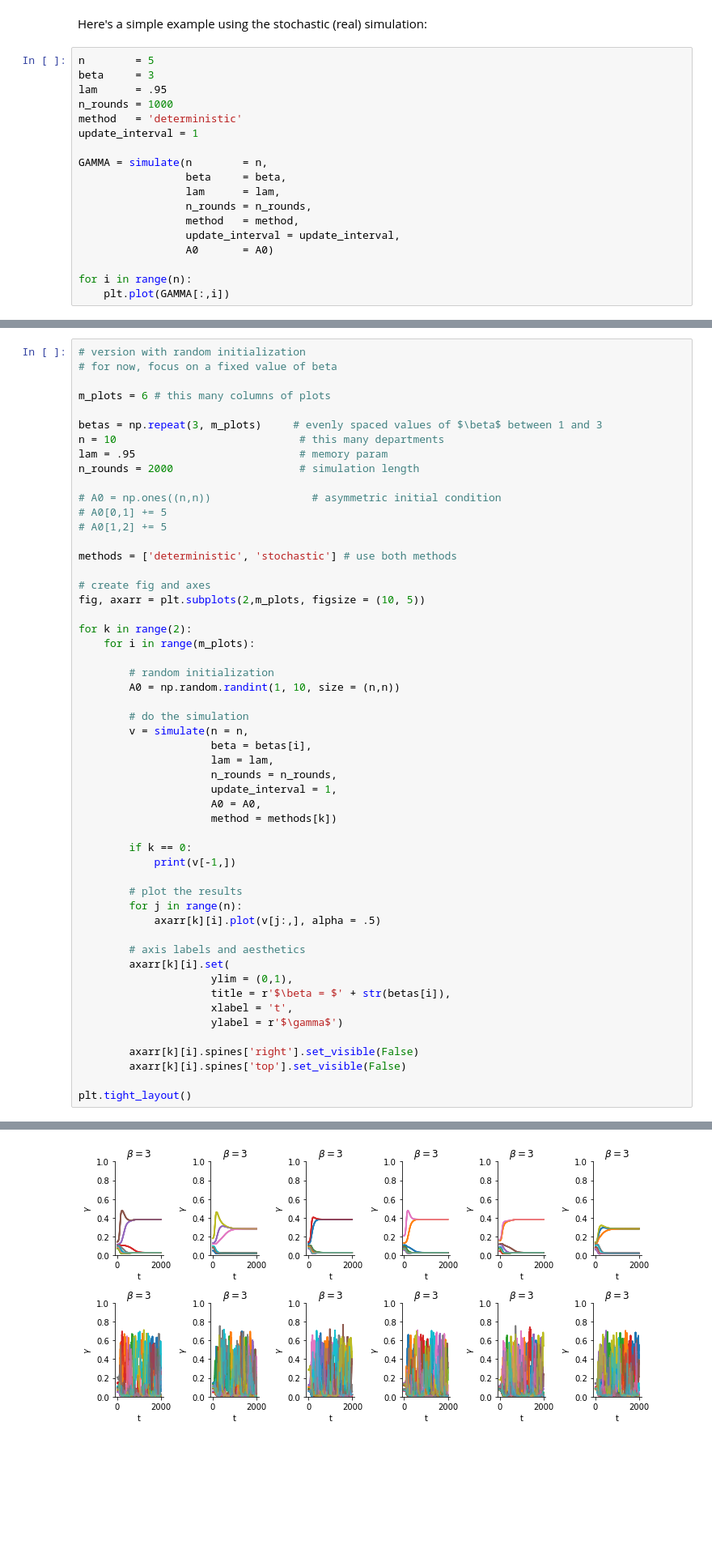
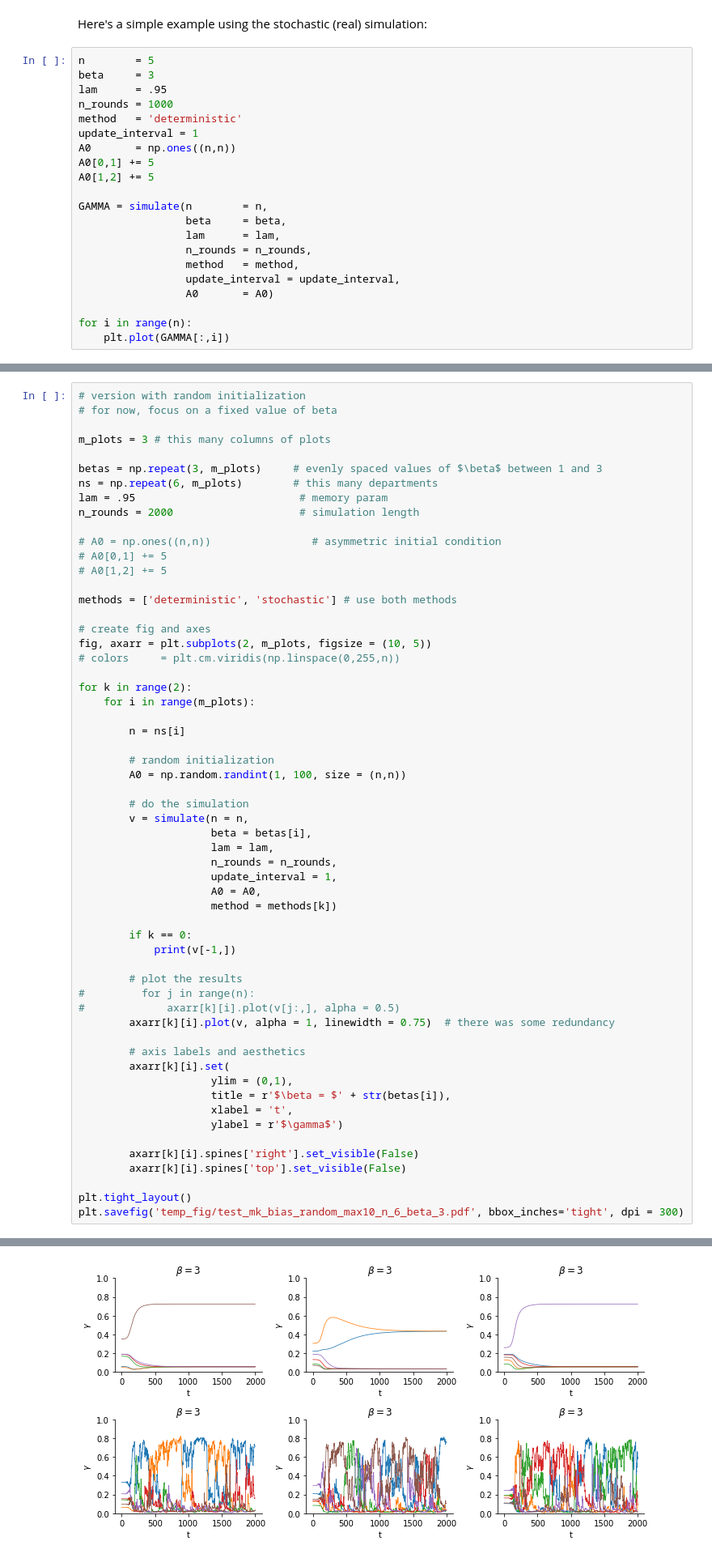
Before and after one commit to PhilChodrow/prestige_reinforcement, a Jupyter notebook: async_mk.ipynb, the cells around one changed output, grey strips where cells are left out. Shown at 81% size. Drawn from its saved outputs; the diff is of its cells as text; blank space fills up the shorter version.

Commit message:
added misc figures for abstract

```diff
--- a/async_mk.ipynb
+++ b/async_mk.ipynb
@@ -89,6 +89,9 @@ lam      = .95
 n_rounds = 1000
 method   = 'deterministic'
 update_interval = 1
+A0       = np.ones((n,n))
+A0[0,1] += 5
+A0[1,2] += 5
 
 GAMMA = simulate(n        = n,
                  beta     = beta,
@@ -154,10 +155,10 @@ plt.tight_layout()
 # version with random initialization
 # for now, focus on a fixed value of beta
 
-m_plots = 6 # this many columns of plots
+m_plots = 3 # this many columns of plots
 
 betas = np.repeat(3, m_plots)     # evenly spaced values of $\beta$ between 1 and 3
-n = 10                             # this many departments
+ns = np.repeat(6, m_plots)        # this many departments
 lam = .95                          # memory param
 n_rounds = 2000                    # simulation length
 
@@ -168,13 +169,16 @@ n_rounds = 2000                    # simulation length
 methods = ['deterministic', 'stochastic'] # use both methods
 
 # create fig and axes
-fig, axarr = plt.subplots(2,m_plots, figsize = (10, 5))
+fig, axarr = plt.subplots(2, m_plots, figsize = (10, 5))
+# colors     = plt.cm.viridis(np.linspace(0,255,n))
 
 for k in range(2):
     for i in range(m_plots):
 
+        n = ns[i]
+
         # random initialization
-        A0 = np.random.randint(1, 10, size = (n,n))
+        A0 = np.random.randint(1, 100, size = (n,n))
 
         # do the simulation
         v = simulate(n = n,
@@ -189,8 +193,9 @@ for k in range(2):
             print(v[-1,])
 
         # plot the results
-        for j in range(n):
-            axarr[k][i].plot(v[j:,], alpha = .5)
+#         for j in range(n):
+#             axarr[k][i].plot(v[j:,], alpha = 0.5)
+        axarr[k][i].plot(v, alpha = 1, linewidth = 0.75)  # there was some redundancy
 
         # axis labels and aesthetics
         axarr[k][i].set(
@@ -203,4 +208,5 @@ for k in range(2):
         axarr[k][i].spines['top'].set_visible(False)
 
 plt.tight_layout()
+plt.savefig('temp_fig/test_mk_bias_random_max10_n_6_beta_3.pdf', bbox_inches='tight', dpi = 300)
 # %% [output]
@@ -219 +216 @@ plt.tight_layout()
-[figure, old version]
+[figure, new version]
```
Also changed, not shown: parts of 3 cells of this notebook, 13 other files.
